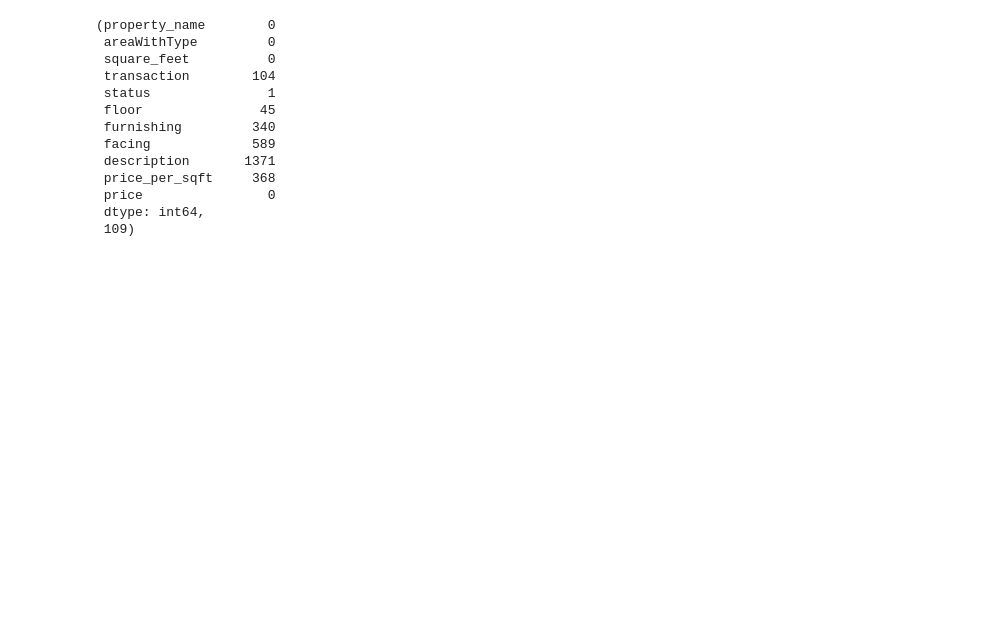
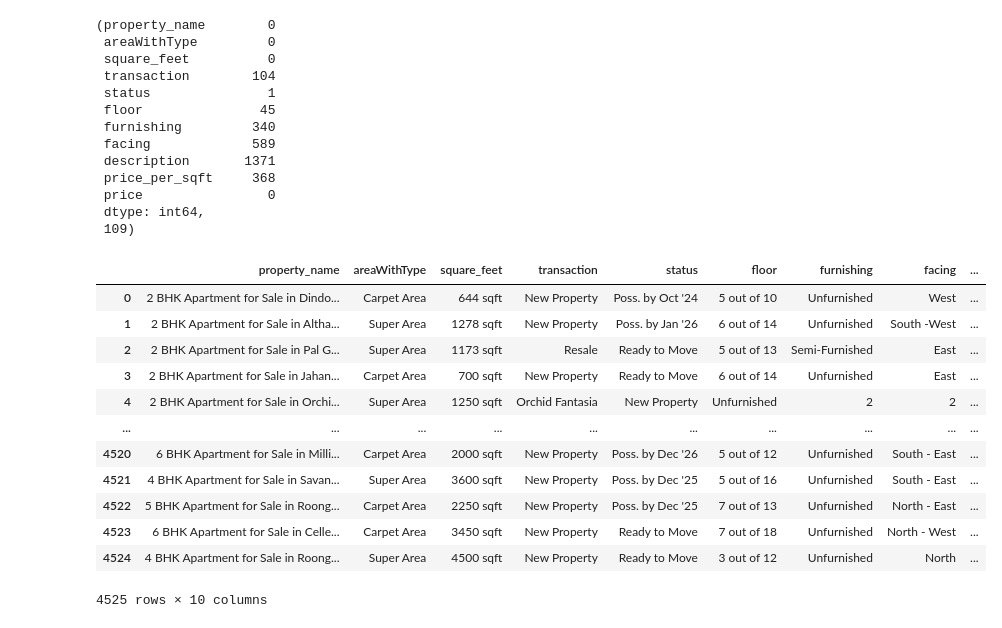
Before and after one commit to tahaalikhan123/unc-to-cle, a Jupyter notebook: flats.ipynb, the cells around one changed output. Cells and saved outputs as stored; diff of their text form; code cells hidden in the pictures; blank space fills up the shorter version.

```diff
--- a/flats.ipynb
+++ b/flats.ipynb
@@ -133,3 +133,21 @@ missing_values, duplicates
 # %%
 #The dataset contains real estate information with various columns like
 #property_name, areaWithType, square_feet, transaction, status, floor, furnishing, facing, description, price_per_sqft, and price
+# %%
+# Drop the 'description' column due to excessive missing data and high variability
+df_cleaned = df.drop(columns=['description'])
+df_cleaned
+# %% [output]
+|  | property_name | areaWithType | square_feet | transaction | status | floor | furnishing | facing | ... |
+| 0 | 2 BHK Apartment for Sale in Dindo... | Carpet Area | 644 sqft | New Property | Poss. by Oct '24 | 5 out of 10 | Unfurnished | West | ... |
+| 1 | 2 BHK Apartment for Sale in Altha... | Super Area | 1278 sqft | New Property | Poss. by Jan '26 | 6 out of 14 | Unfurnished | South -West | ... |
+| 2 | 2 BHK Apartment for Sale in Pal G... | Super Area | 1173 sqft | Resale | Ready to Move | 5 out of 13 | Semi-Furnished | East | ... |
+| 3 | 2 BHK Apartment for Sale in Jahan... | Carpet Area | 700 sqft | New Property | Ready to Move | 6 out of 14 | Unfurnished | East | ... |
+| 4 | 2 BHK Apartment for Sale in Orchi... | Super Area | 1250 sqft | Orchid Fantasia | New Property | Unfurnished | 2 | 2 | ... |
+| ... | ... | ... | ... | ... | ... | ... | ... | ... | ... |
+| 4520 | 6 BHK Apartment for Sale in Milli... | Carpet Area | 2000 sqft | New Property | Poss. by Dec '26 | 5 out of 12 | Unfurnished | South - East | ... |
+| 4521 | 4 BHK Apartment for Sale in Savan... | Super Area | 3600 sqft | New Property | Poss. by Dec '25 | 5 out of 16 | Unfurnished | South - East | ... |
+| 4522 | 5 BHK Apartment for Sale in Roong... | Carpet Area | 2250 sqft | New Property | Poss. by Dec '25 | 7 out of 13 | Unfurnished | North - East | ... |
+| 4523 | 6 BHK Apartment for Sale in Celle... | Carpet Area | 3450 sqft | New Property | Ready to Move | 7 out of 18 | Unfurnished | North - West | ... |
+| 4524 | 4 BHK Apartment for Sale in Roong... | Super Area | 4500 sqft | New Property | Ready to Move | 3 out of 12 | Unfurnished | North | ... |
+4525 rows × 10 columns
```
Also changed, not shown: parts of 3 cells of this notebook.
